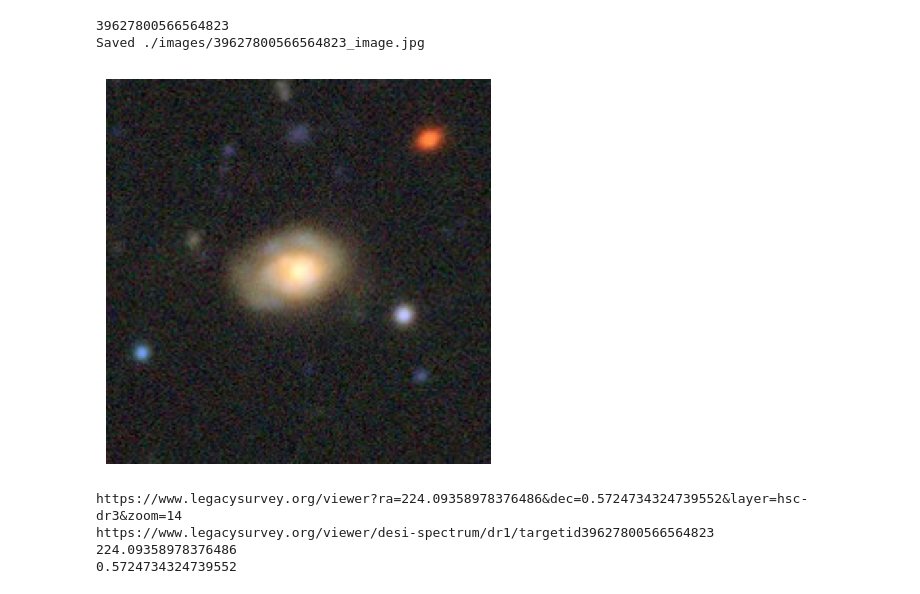
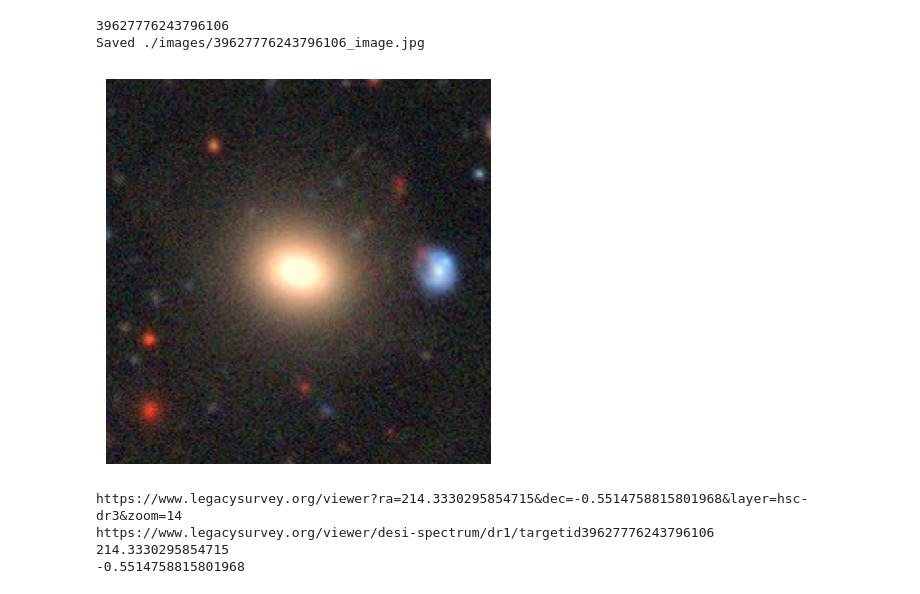
Before and after one commit to hyp0515/searching_inflow, a Jupyter notebook: image.ipynb, the cells around one changed output. Saved outputs shown, nothing was run; the diff lists cells and outputs as text; code cells hidden in the pictures.

```diff
--- a/image.ipynb
+++ b/image.ipynb
@@ -8,28 +8,27 @@ import pandas as pd
 from joblib import Parallel, delayed
 # %%
 spectra_data    = fits.open('/Users/hyp0515/data/0715_Spring_BGS_ALL_trimmed.fits')
-color_data      = fits.open('/Users/hyp0515/data/0715_Spring_half_BGS_BRIGHT_catalog_with_Flux.fits')
 cigale_data     = fits.open('/Users/hyp0515/data/IronPhysProp_v1.2_extracted.fits')
 fastspecfit     = fits.open('/Users/hyp0515/data/0715_Spring_half_BGS_BRIGHT_catalog_fastspecfit.fits')
 
-ids = read_ids('dp_samples_ids.txt')
+ids = read_ids('./samples_ids/dp_samples_ids.txt')
 
 SPECTRA = Spectrum(spectra_data, cigale_data, fastspecfit, load_targetID=ids)
 # %%
 idx = np.random.choice(SPECTRA.n_spectra, size=1, replace=False)[0]
 id = SPECTRA.targetID[idx]
-id = 39627800566564823
+id = 39627776243796106
 idx = np.where(SPECTRA.targetID == id)[0][0]
 print(SPECTRA.targetID[idx])
 print(image_link(SPECTRA.df['RA'].to_numpy()[idx], SPECTRA.df['DEC'].to_numpy()[idx], plot=True, save_image=True, fname=f"./images/{SPECTRA.targetID[idx]}_image.jpg"))
 print(spectrum_link(SPECTRA.targetID[idx]))
 print(SPECTRA.df['RA'].to_numpy()[idx])
 print(SPECTRA.df['DEC'].to_numpy()[idx])
 # %% [output]
-39627800566564823
-Saved ./images/39627800566564823_image.jpg
+39627776243796106
+Saved ./images/39627776243796106_image.jpg
-[figure, old version]
+[figure, new version]
-https://www.legacysurvey.org/viewer?ra=224.09358978376486&dec=0.5724734324739552&layer=hsc-dr3&zoom=14
-https://www.legacysurvey.org/viewer/desi-spectrum/dr1/targetid39627800566564823
-224.09358978376486
-0.5724734324739552
+https://www.legacysurvey.org/viewer?ra=214.3330295854715&dec=-0.5514758815801968&layer=hsc-dr3&zoom=14
+https://www.legacysurvey.org/viewer/desi-spectrum/dr1/targetid39627776243796106
+214.3330295854715
+-0.5514758815801968
```
Also changed, not shown: 27 other files.
